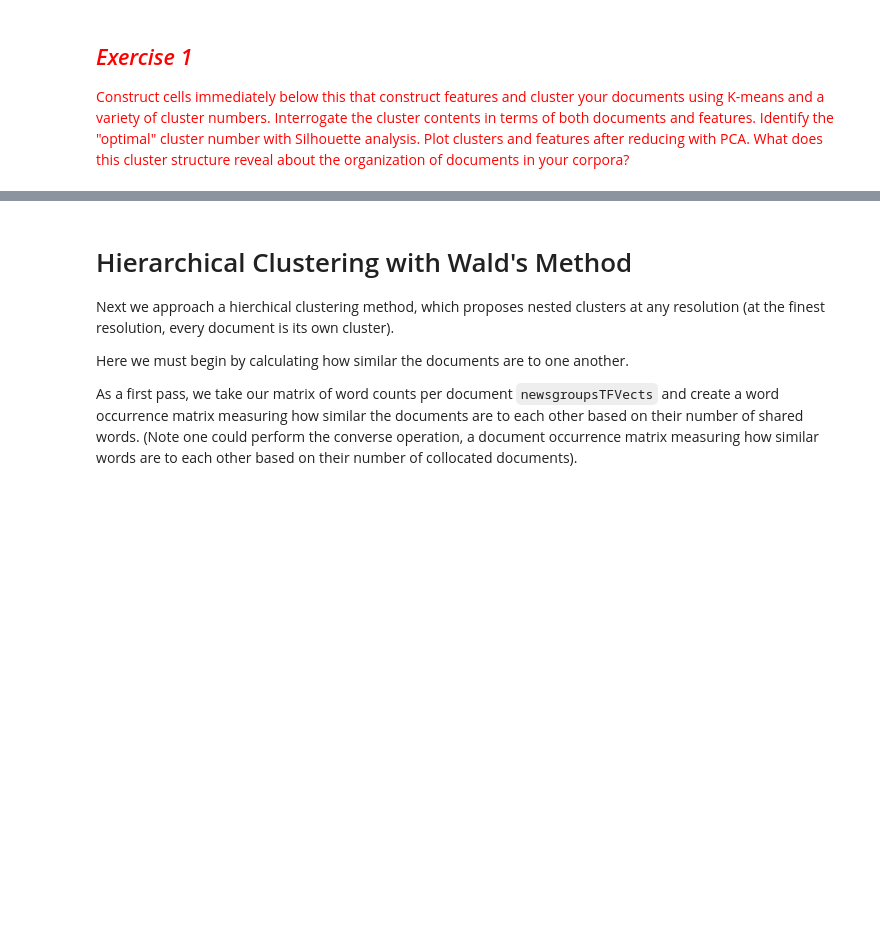
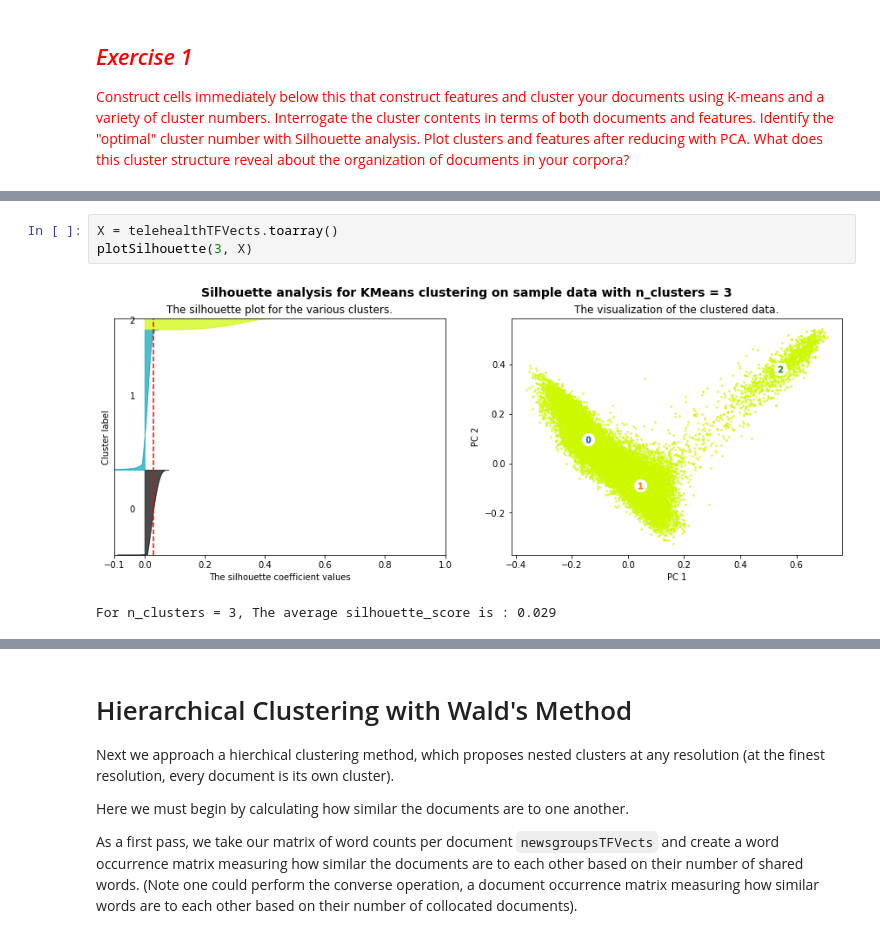
Before and after one commit to floriatea/CCA_NLP, a Jupyter notebook: Homework-Notebooks-2023/week-3/3-Topic-Modeling-and-Clustering.ipynb, the cells around one changed output, grey strips where cells are left out. Drawn from its saved outputs; the diff is of its cells as text; blank space fills up the shorter version.

```diff
--- a/Homework-Notebooks-2023/week-3/3-Topic-Modeling-and-Clustering.ipynb
+++ b/Homework-Notebooks-2023/week-3/3-Topic-Modeling-and-Clustering.ipynb
@@ -615,0 +819,6 @@ targetDF
+# %%
+X = telehealthTFVects.toarray()
+plotSilhouette(3, X)
+# %% [output]
+[figure, added]
+For n_clusters = 3, The average silhouette_score is : 0.029
```
Also changed, not shown: parts of 34 cells of this notebook.
